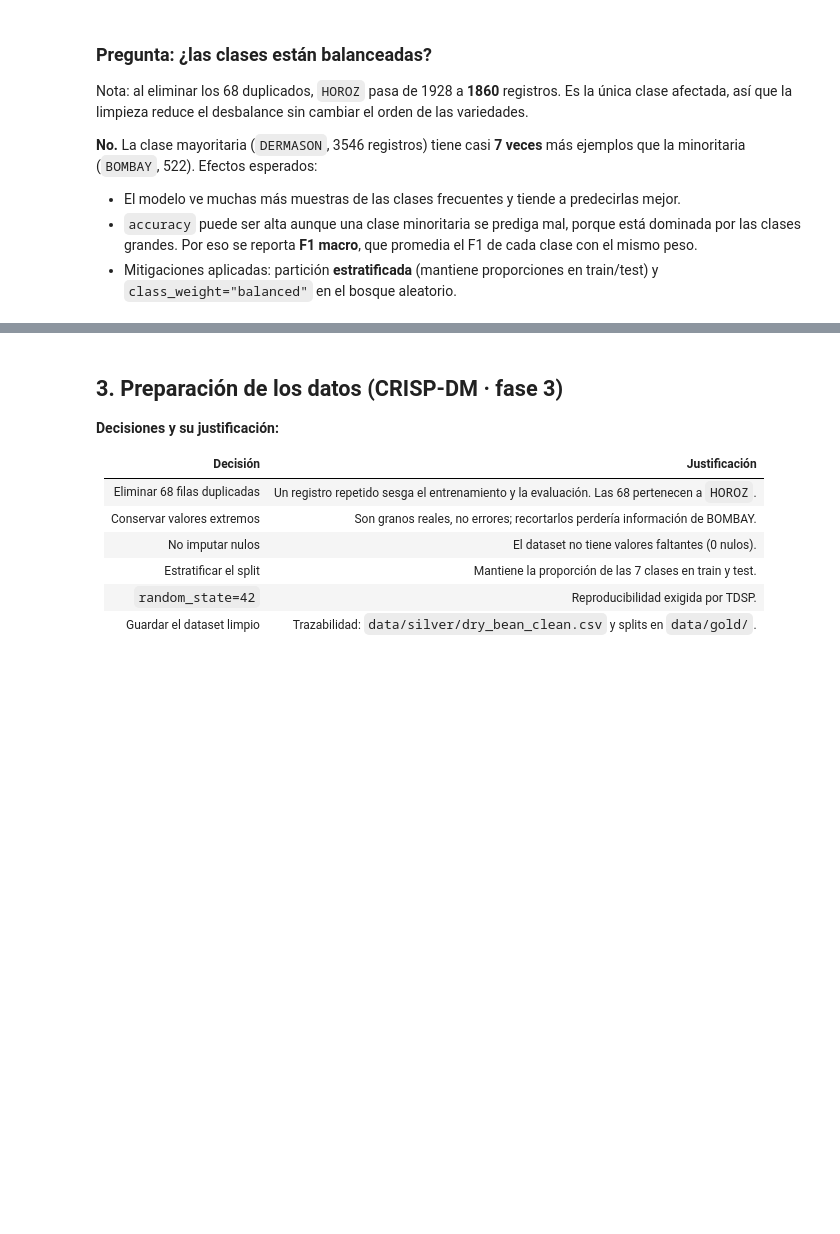
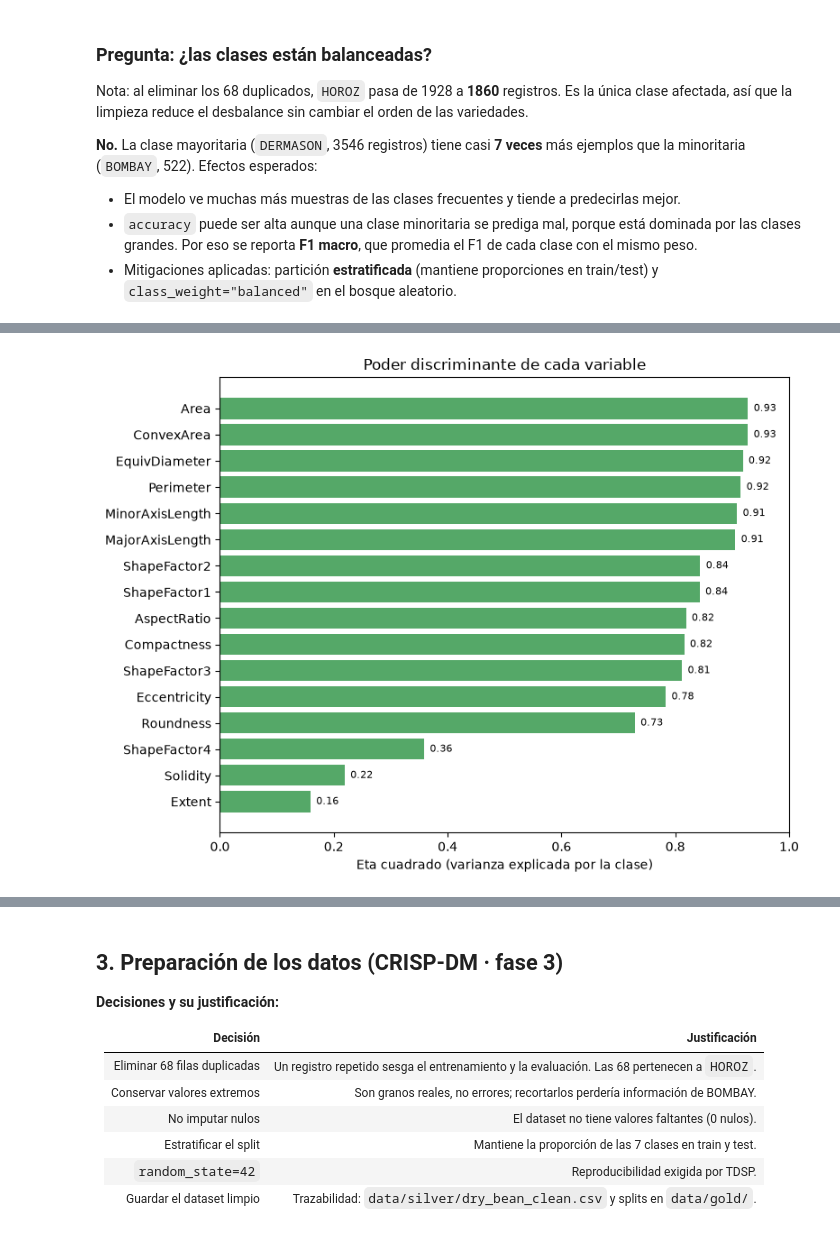
Before and after one commit to markodavid/taller1, a Jupyter notebook: notebooks/01_laboratorio_drybean.ipynb, the cells around one changed output, grey strips where cells are left out. Cells and saved outputs as stored; diff of their text form; code cells hidden in the pictures; blank space fills up the shorter version.

```diff
--- a/notebooks/01_laboratorio_drybean.ipynb
+++ b/notebooks/01_laboratorio_drybean.ipynb
@@ -211,0 +357,5 @@ que la minoritaria (`BOMBAY`, 522). Efectos esperados:
+# %%
+figure = eda.plot_separability(separation)
+plt.show()
+# %% [output]
+[figure, added]
```
Also changed, not shown: parts of 16 cells of this notebook, 18 other files.
